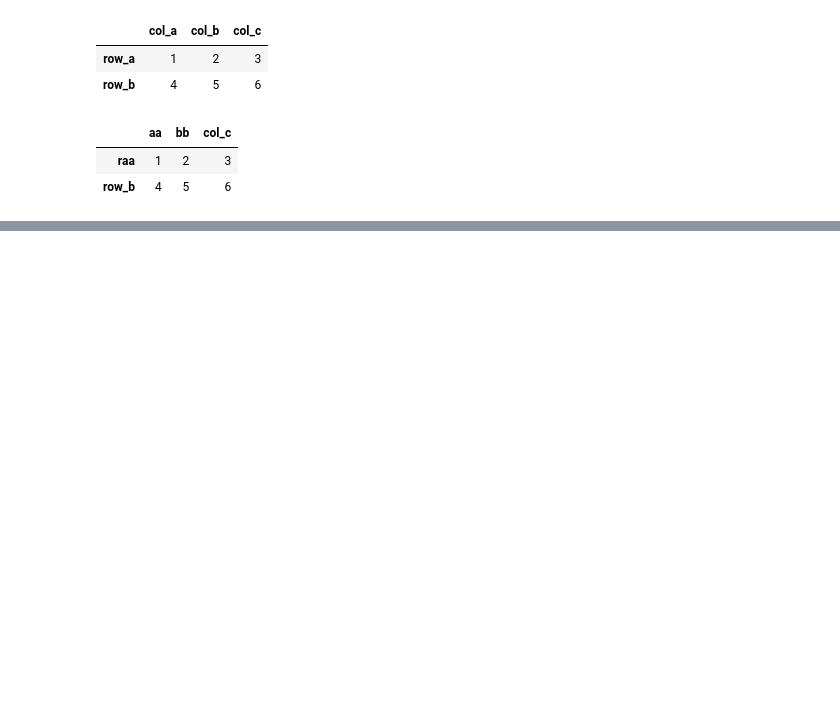
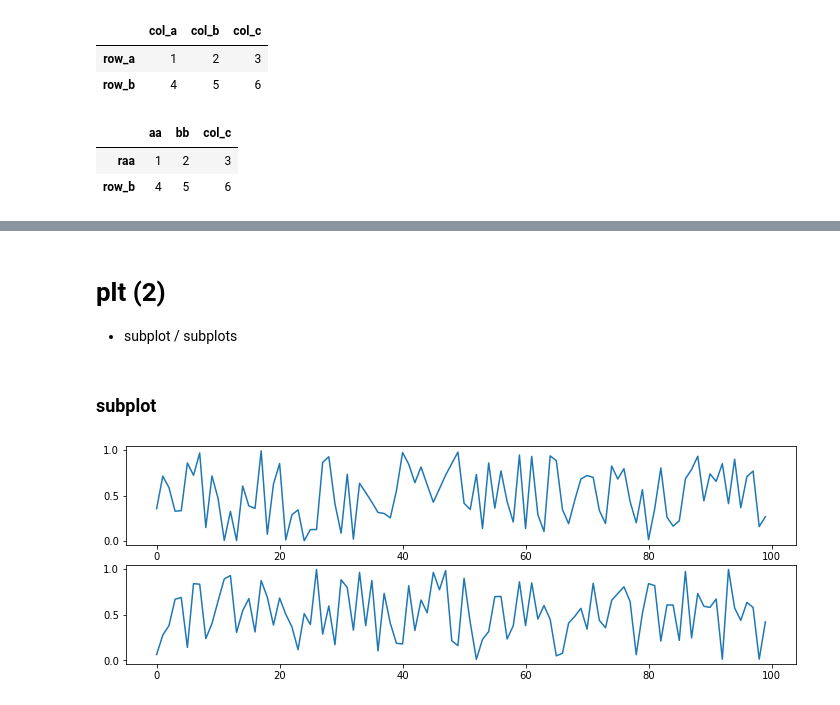
Before and after one commit to hwan141592/WILT, a Jupyter notebook: [Practical].ipynb, the cells around one changed output, grey strips where cells are left out. Saved outputs shown, nothing was run; the diff lists cells and outputs as text; code cells hidden in the pictures; blank space fills up the shorter version.

```diff
--- a/[Practical].ipynb
+++ b/[Practical].ipynb
@@ -78,0 +84,17 @@ plt.figure(figsize=(16,4))
+# %% [markdown]
+# plt (2)
+ - subplot / subplots
+# %% [markdown]
+### subplot
+# %%
+fig = plt.figure(figsize=(12,4))
+
+ax1 = fig.add_subplot(2,1,1)
+ax2 = fig.add_subplot(2,1,2)
+
+ax1.plot(np.random.rand(100))
+ax2.plot(np.random.rand(100))
+
+plt.show()
+# %% [output]
+[figure, added]
```
Also changed, not shown: parts of 4 cells of this notebook.
